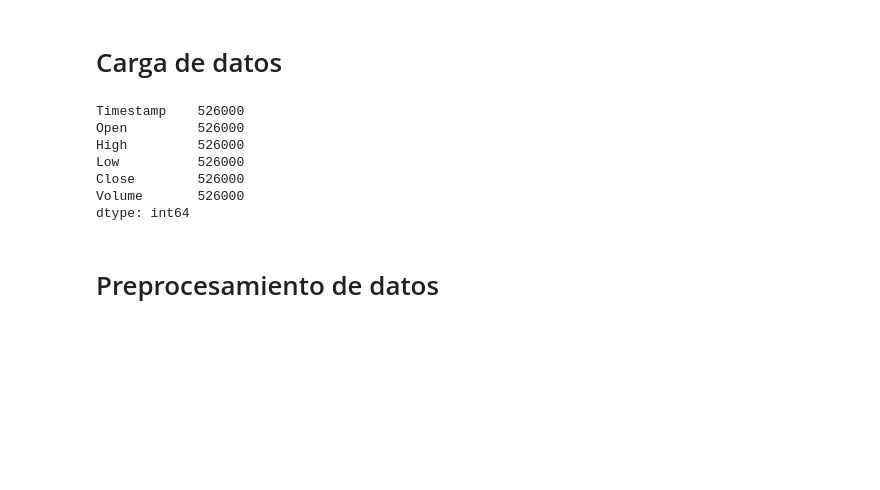
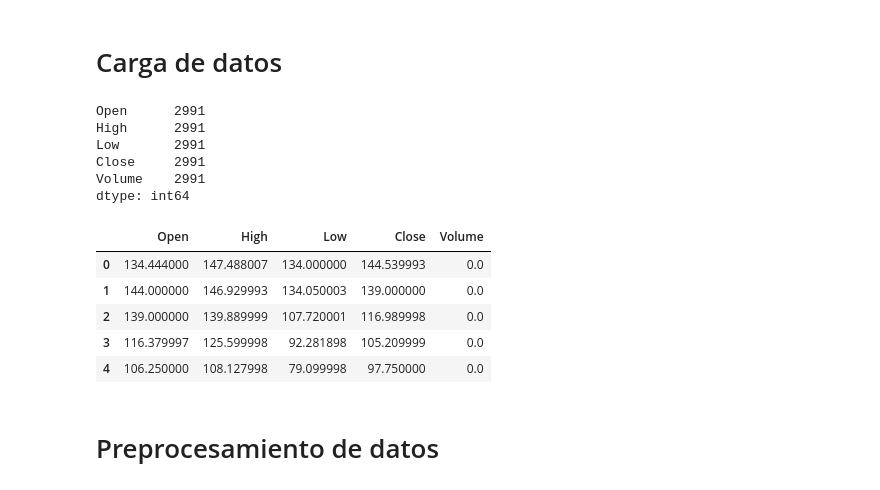
Before and after one commit to hsilv/Pr2-DS, a Jupyter notebook: Network.ipynb, the cells around one changed output. Drawn from its saved outputs; the diff is of its cells as text; code cells hidden in the pictures; blank space fills up the shorter version.

```diff
--- a/Network.ipynb
+++ b/Network.ipynb
@@ -18,18 +18,24 @@ BATCH_SIZE = 64
 device = torch.device("cuda" if torch.cuda.is_available() else "cpu")
 # %% [markdown]
 # Carga de datos
-# %%
-data = pd.read_csv('btcusd_1-min_data.csv', nrows=526000)
-data.head()
-data.count()
-# %% [output]
-Timestamp    526000
-Open         526000
-High         526000
-Low          526000
-Close        526000
-Volume       526000
-dtype: int64
+# %%
+data = pd.read_csv('coin_Bitcoin.csv')
+data = data[['Open', 'High', 'Low', 'Close', 'Volume']]
+print(data.count())
+data.head()
+# %% [output]
+Open      2991
+High      2991
+Low       2991
+Close     2991
+Volume    2991
+dtype: int64
+|  | Open | High | Low | Close | Volume |
+| 0 | 134.444000 | 147.488007 | 134.000000 | 144.539993 | 0.0 |
+| 1 | 144.000000 | 146.929993 | 134.050003 | 139.000000 | 0.0 |
+| 2 | 139.000000 | 139.889999 | 107.720001 | 116.989998 | 0.0 |
+| 3 | 116.379997 | 125.599998 | 92.281898 | 105.209999 | 0.0 |
+| 4 | 106.250000 | 108.127998 | 79.099998 | 97.750000 | 0.0 |
 # %% [markdown]
 # Preprocesamiento de datos
 # %%
```
Also changed, not shown: parts of 3 cells of this notebook, 4 other files.
